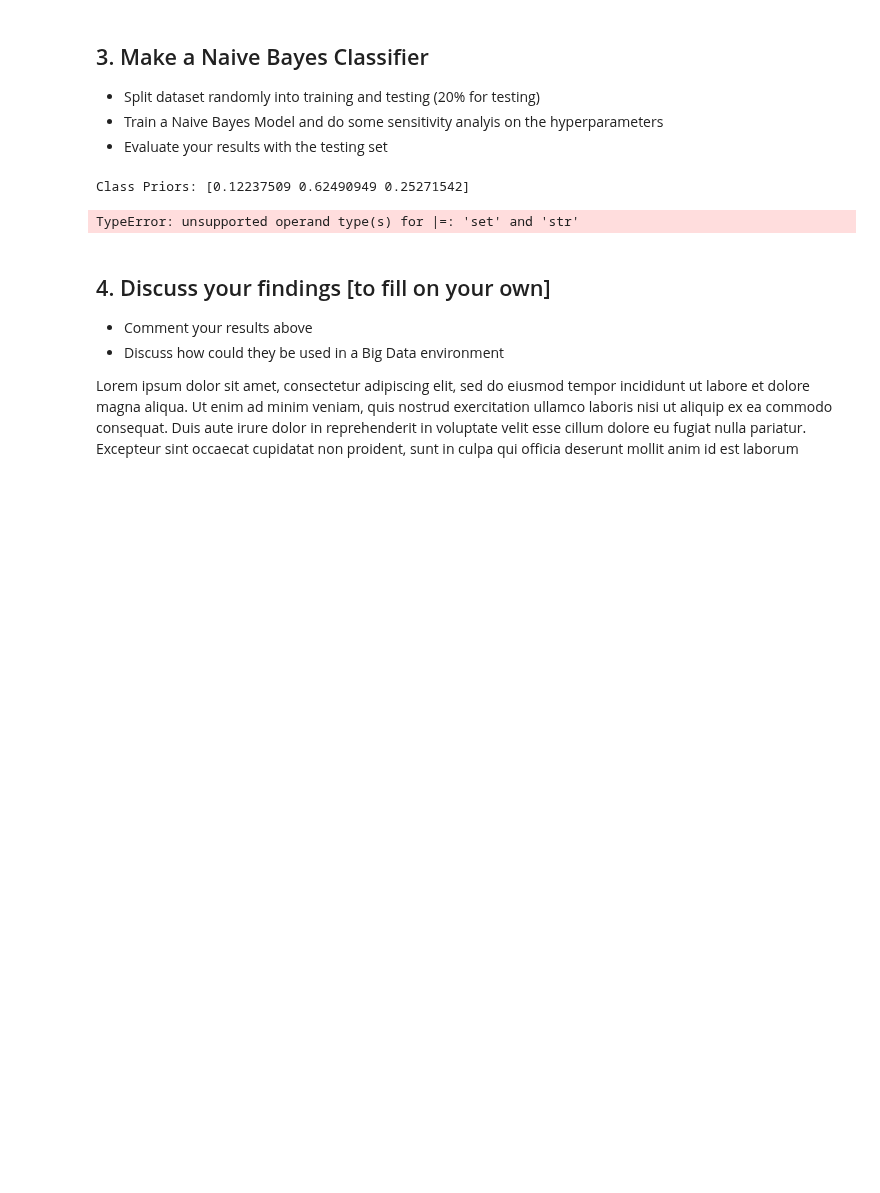
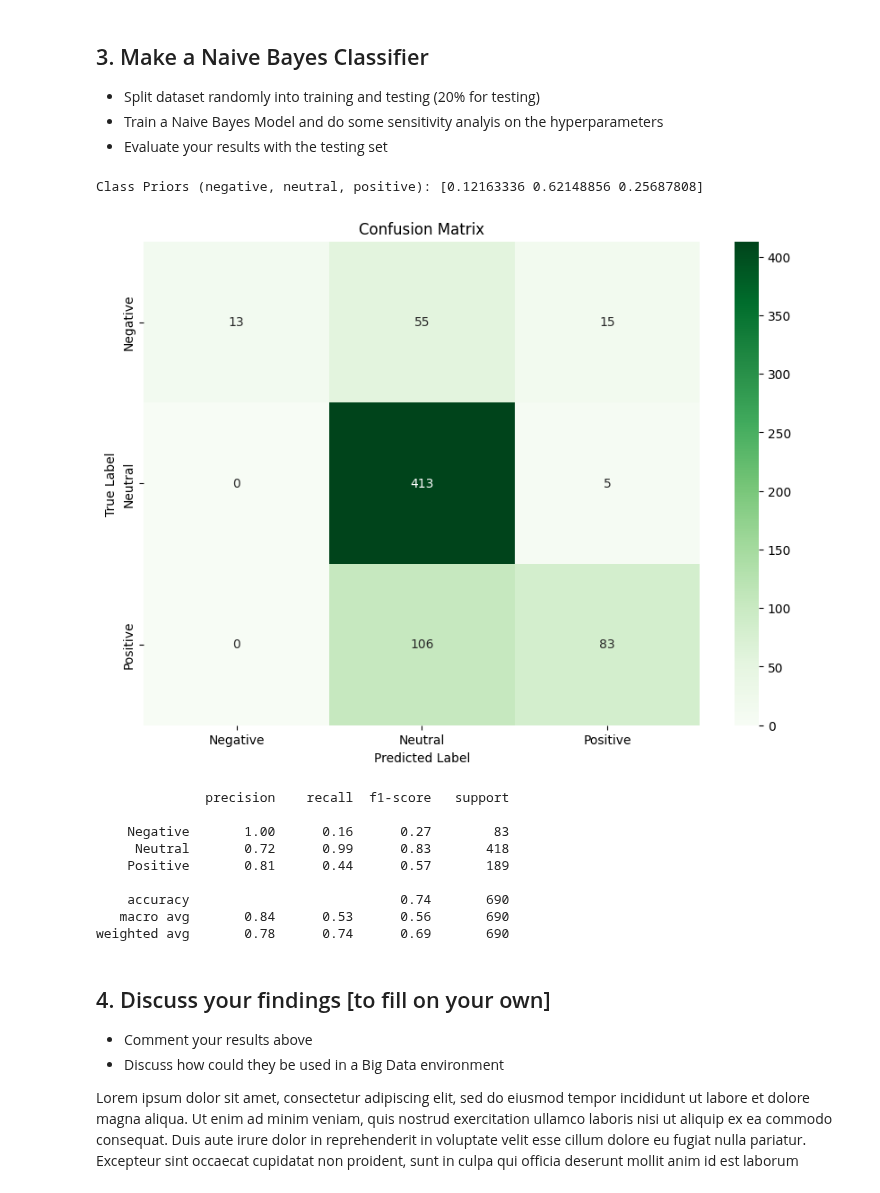
Before and after one commit to tildtr/data-mining-assignments, a Jupyter notebook: assignment-1/PD_2324_HA1.ipynb, the cells around one changed output. Saved outputs shown, nothing was run; the diff lists cells and outputs as text; code cells hidden in the pictures; blank space fills up the shorter version.

```diff
--- a/assignment-1/PD_2324_HA1.ipynb
+++ b/assignment-1/PD_2324_HA1.ipynb
@@ -341,22 +375,50 @@ def calc_likelihood_counts(docs_words, labels):
 # %%
 ### Add processing code here
-# Transform classes into integers (0 -> negative, 1 -> neutral, 2 -> positive)
+# Transform classes into integers (0 -> negative, 1 -> neutral, 2 -> positive), safe class names for future use in displays
 classes_int = [0 if c == '@negative' else 1 if c == '@neutral' else 2 for c in classes]
-
-# Train-test split
-X_train, X_test, y_train, y_test = train_test_split(documents, classes_int, test_size=0.2, random_state=420)
+class_names = ['Negative', 'Neutral', 'Positive']
 
 # Calculate prior counts
-prior_counts = calc_prior_counts(y_train)
-print("Class Priors:", prior_counts/prior_counts.sum())
+prior_counts = calc_prior_counts(classes_int)
+print("Class Priors (negative, neutral, positive):", prior_counts/prior_counts.sum())
 
-# Calculate likelihood counts
-L_hood_counts = calc_likelihood_counts(X_train, y_train)
+# Calculate likelihood counts and print them to get an idea of the structure and check if it's all fine
+lhood_counts = calc_likelihood_counts(words_text_sets, classes_int)
 
-L_hood_counts
+# Make a train test split to properly test our the NB classifier
+words_text_sets_train, classes_train, words_text_sets_test, classes_test = make_train_test(words_text_sets, classes_int, r=0.2)
+
+prior_counts_train = calc_prior_counts(classes_train)
+lhood_counts_train = calc_likelihood_counts(words_text_sets_train, classes_train)
+
+classes_preds = classify_documents(words_text_sets_test, prior_counts_train, lhood_counts_train, alpha=0.0001)
+
+# Evaluate the classifier
+# Confusion matrix with heatmap visualization
+conf_matrix = confusion_matrix(classes_test, classes_preds)
+
+plt.figure(figsize=(10, 7))
+sns.heatmap(conf_matrix, annot=True, fmt='d', cmap='Greens', xticklabels=class_names, yticklabels=class_names)
+plt.title('Confusion Matrix')
+plt.xlabel('Predicted Label')
+plt.ylabel('True Label')
+plt.show()
+
+# Classification report
+report = classification_report(classes_test, classes_preds, target_names=class_names)
+print(report)
 # %% [output]
-Class Priors: [0.12237509 0.62490949 0.25271542]
+Class Priors (negative, neutral, positive): [0.12163336 0.62148856 0.25687808]
+[figure, added]
-TypeError: unsupported operand type(s) for |=: 'set' and 'str'
+              precision    recall  f1-score   support
+
+    Negative       1.00      0.16      0.27        83
+     Neutral       0.72      0.99      0.83       418
+    Positive       0.81      0.44      0.57       189
+
+    accuracy                           0.74       690
+   macro avg       0.84      0.53      0.56       690
+weighted avg       0.78      0.74      0.69       690
 # %% [markdown]
 ## 4. Discuss your findings [to fill on your own]
 
```
Also changed, not shown: parts of 4 cells of this notebook.
